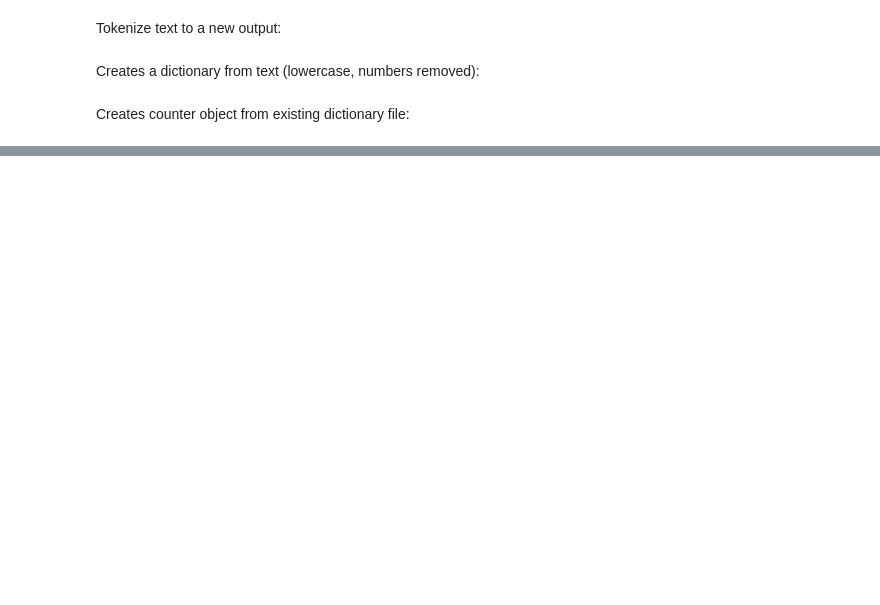
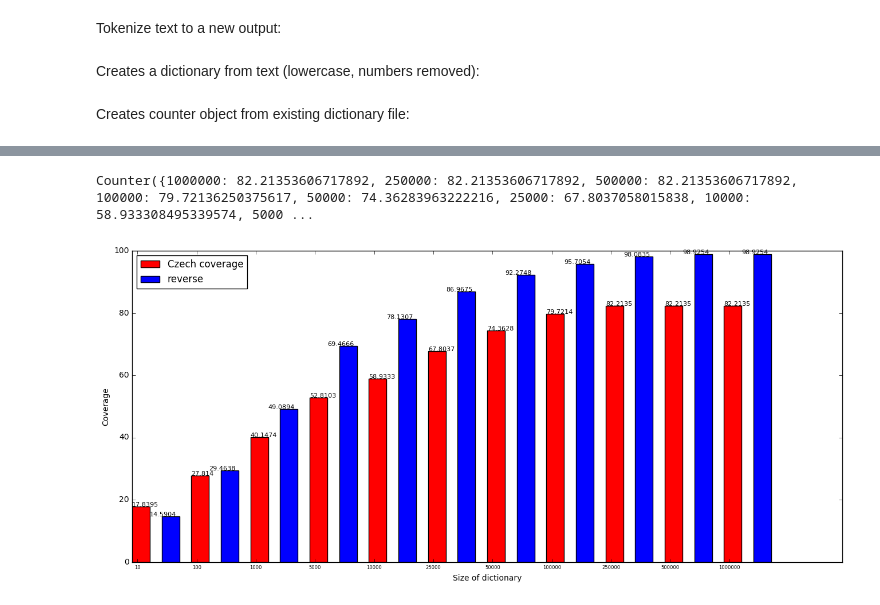
Before and after one commit to viktorburjan/temalabor, a Jupyter notebook: NPL.ipynb, the cells around one changed output, grey strips where cells are left out. Drawn from its saved outputs; the diff is of its cells as text; code cells hidden in the pictures; blank space fills up the shorter version.

```diff
--- a/NPL.ipynb
+++ b/NPL.ipynb
@@ -63,10 +86,14 @@ Creates counter object from existing dictionary file:
 from collections import Counter
 import string
 
-def create_counter_from_file(filename):
+
+def create_counter_from_file(filename, coding = 'utf-8'):
     word_counter = Counter()
-    with open(filename, 'r') as input_file:
+    with open(filename, 'r', encoding = coding, errors = 'ignore') as input_file:
+        i = 0
         for line in input_file:
-            words = line.split('\t')
-            word_counter[words[0]] = int(words[1])
+            words = line.split()
+            if len(words) > 1:
+                if (words[1].isdigit()):
+                    word_counter[words[0]] = int(words[1])
     return word_counter
@@ -130,0 +213,15 @@ Counter({677528: 98.56180862980062, 100001: 94.52766987554035, 10001: 75.8870330
+# %%
+czech_counter = create_counter_from_file('cs_dict_1.txt')
+#print(word_counter.most_common(3))
+czech_counter2 = create_counter_from_file('cs_dict_2.txt')
+#print(word_counter2.most_common(3))
+result = count_coverage(czech_counter,czech_counter2 )
+result_rev = count_coverage(czech_counter2, czech_counter)
+
+print(result)
+print('\n')
+
+print_bar(result,result_rev, 'Czech coverage' , 'reverse')
+# %% [output]
+Counter({1000000: 82.21353606717892, 250000: 82.21353606717892, 500000: 82.21353606717892, 100000: 79.72136250375617, 50000: 74.36283963222216, 25000: 67.8037058015838, 10000: 58.933308495339574, 5000 ...
+[figure, added]
```
Also changed, not shown: parts of 9 cells of this notebook.
